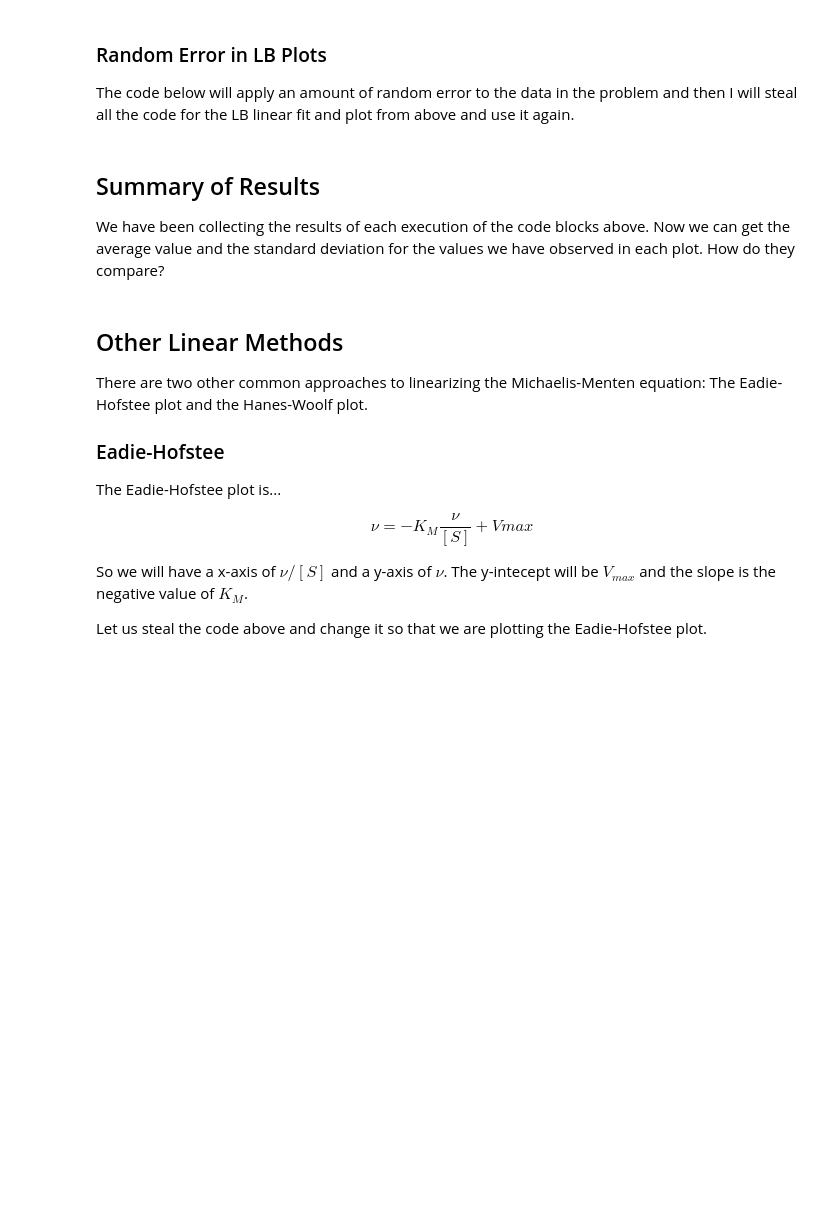
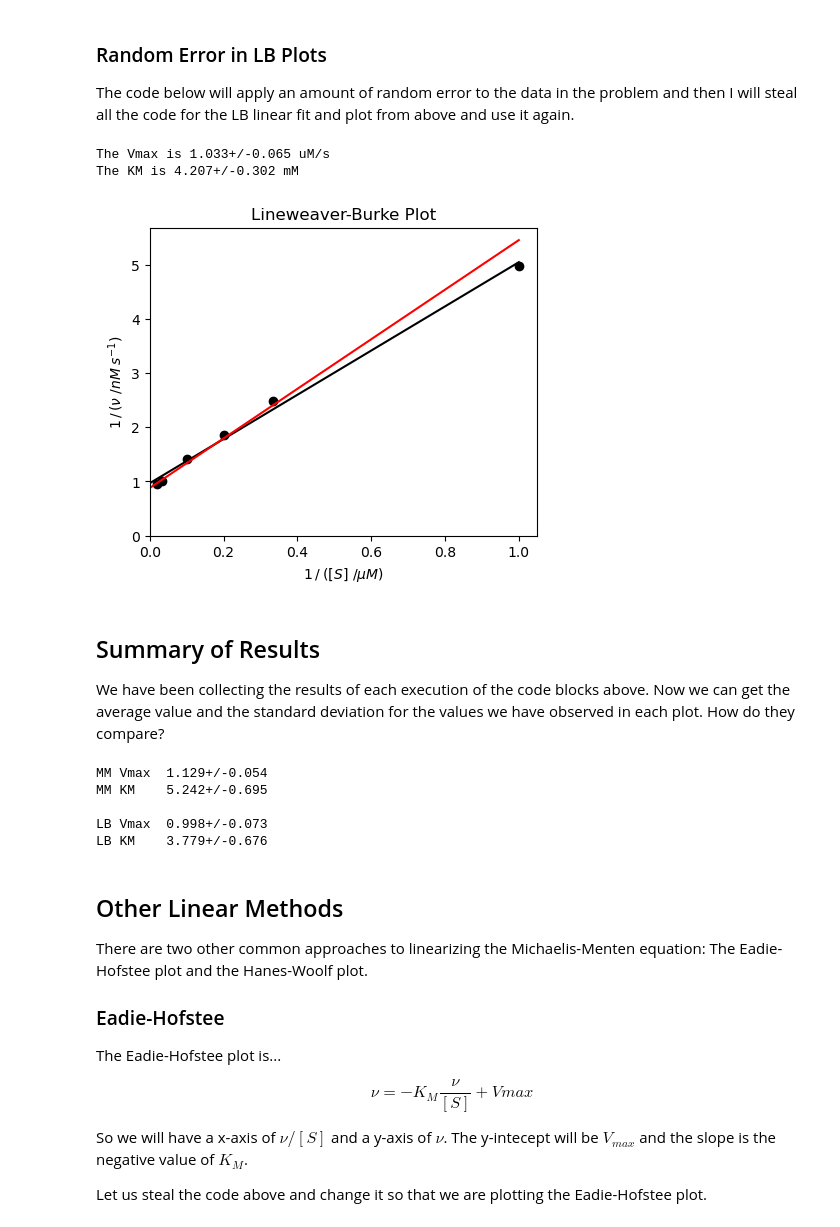
Before and after one commit to blinkletter/3530Biochem, a Jupyter notebook: T3_MM_Intro_basics_functions.ipynb, the cells around one changed output. Cells and saved outputs as stored; diff of their text form; code cells hidden in the pictures; blank space fills up the shorter version.

```diff
--- a/T3_MM_Intro_basics_functions.ipynb
+++ b/T3_MM_Intro_basics_functions.ipynb
@@ -521,3 +337,20 @@ plt.show()
+# %%
+#####################################
+### Explore Effect of Error
+#####################################
+
+x = conc_penicillin
+y = rate
+
+experimental_error = 0.05   ### error will be +/- this value
+
+Make_LB_Plot_with_Error(x, y, experimental_error,
+                        list_LB_Vmax, list_LB_KM,
+                        true_slope, true_intercept)
+# %% [output]
+The Vmax is 1.033+/-0.065 uM/s
+The KM is 4.207+/-0.302 mM
+[figure, added]
 # %% [markdown]
 ## Summary of Results
 
@@ -525,7 +358,7 @@ We have been collecting the results of each execution of the code blocks above.
 # %%
 #### Take the collected results and report mean and stdev
 
-print_lists = True  ### True or False   ### Are we printing the lists?
+print_lists = False  ### True or False   ### Are we printing the lists?
 
 ## round the results for neat printing.
 
@@ -554,6 +387,12 @@ if print_lists:            ### If we want to print the lists
 print(f"LB Vmax  {un.ufloat(np.mean(list_LB_Vmax),np.std(list_LB_Vmax)):0.3f}")
 print(f"LB KM    {un.ufloat(np.mean(list_LB_KM),np.std(list_LB_KM)):0.3f}")
 print()
+# %% [output]
+MM Vmax  1.129+/-0.054
+MM KM    5.242+/-0.695
+
+LB Vmax  0.998+/-0.073
+LB KM    3.779+/-0.676
 # %% [markdown]
 ## Other Linear Methods
 
```
Also changed, not shown: parts of 4 cells of this notebook.
